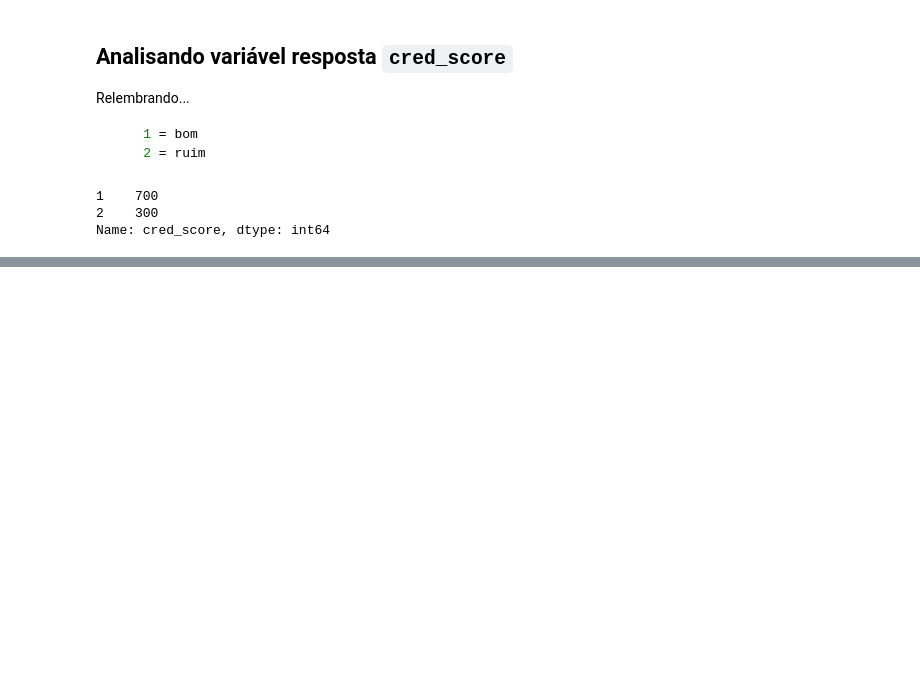
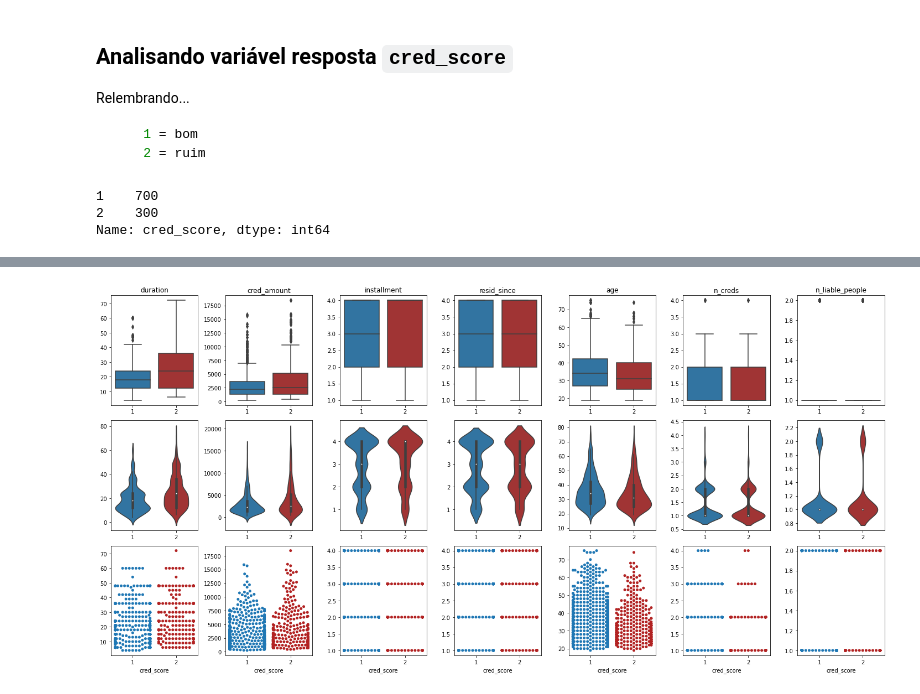
Before and after one commit to Franklin-oliveira/statlog_credit_risk, a Jupyter notebook: notebooks/01_eda.ipynb, the cells around one changed output, grey strips where cells are left out. Saved outputs shown, nothing was run; the diff lists cells and outputs as text; code cells hidden in the pictures; blank space fills up the shorter version.

```diff
--- a/notebooks/01_eda.ipynb
+++ b/notebooks/01_eda.ipynb
@@ -13,3 +16,10 @@ from pathlib import Path
+# %%
+# definindo paleta de cores para variável resposta
+# (para manter a consistência e facilitar a interpretação em diferentes gráficos)
+cores = {
+    'bom':'tab:blue',
+    'ruim':'firebrick'
+}
 # %% [markdown]
 ## importando dataset
 # %%
@@ -34,0 +73,25 @@ Name: cred_score, dtype: int64
+# %%
+num_vars = [f for f in data.columns if data[f].dtype == 'int']
+# %%
+%%capture --no-display
+# ocultando warnings do swarmplot
+
+fig, ax = plt.subplots(3, len(num_vars), figsize=(20,10))
+
+for i in range(len(num_vars)):
+    sns.boxplot(y=num_vars[i], x='cred_score', data=data, palette=[cores['bom'], cores['ruim']], ax=ax[0,i])
+    sns.violinplot(y=num_vars[i], x='cred_score', data=data, palette=[cores['bom'], cores['ruim']], ax=ax[1,i])
+    sns.swarmplot(y=num_vars[i], x='cred_score', data=data, palette=[cores['bom'], cores['ruim']], ax=ax[2,i])
+
+    # ajustando labels
+    ax[0,i].set_ylabel('')
+    ax[1,i].set_ylabel('')
+    ax[2,i].set_ylabel('')
+    ax[0,i].set_xlabel('')
+    ax[1,i].set_xlabel('')
+    ax[2,i].set_xlabel('cred_score')
+    ax[0,i].set_title(num_vars[i])
+
+plt.tight_layout()
+# %% [output]
+[figure, added]
```
Also changed, not shown: parts of 11 cells of this notebook, 2 other files.
